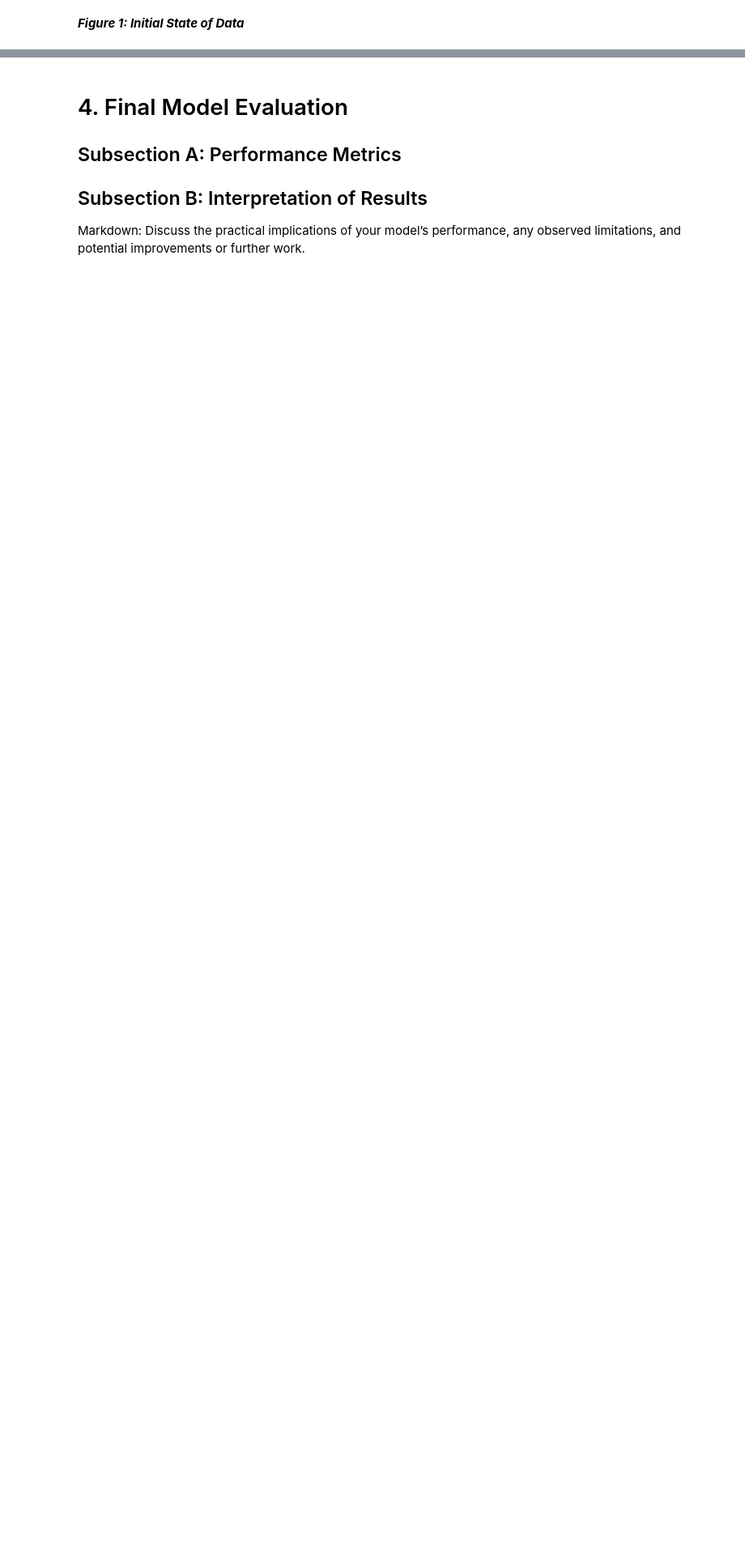
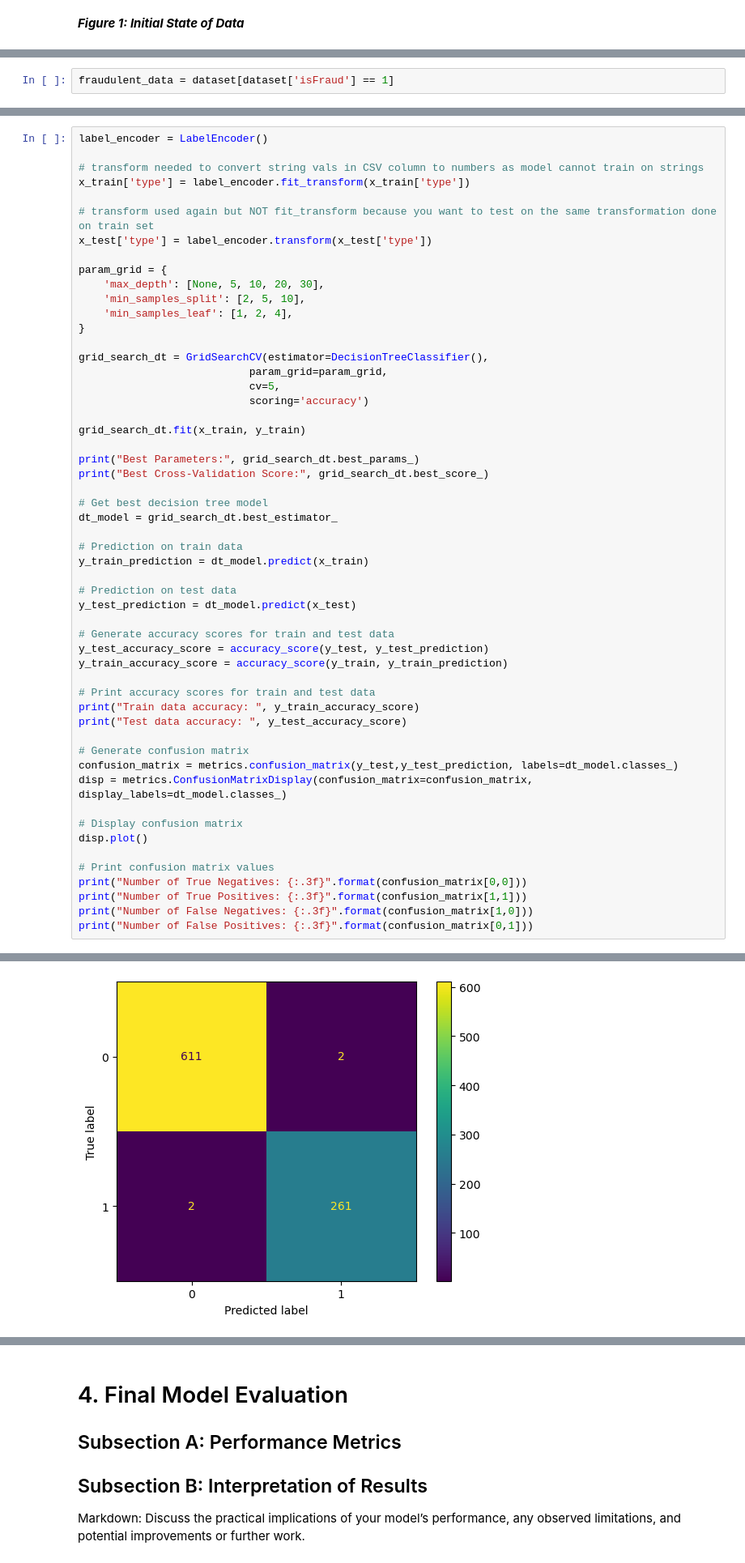
Before and after one commit to andrewa1270/ml-fraud-detector, a Jupyter notebook: project_final_draft.ipynb, the cells around one changed output, grey strips where cells are left out. Shown at 81% size. Saved outputs shown, nothing was run; the diff lists cells and outputs as text; blank space fills up the shorter version.

```diff
--- a/project_final_draft.ipynb
+++ b/project_final_draft.ipynb
@@ -122,0 +136,2 @@ proportionate_dataset = proportionate_dataset.sample(frac=1, random_state=42).re
+# %%
+fraudulent_data = dataset[dataset['isFraud'] == 1]
@@ -122,0 +203,55 @@ proportionate_dataset = proportionate_dataset.sample(frac=1, random_state=42).re
+# %%
+label_encoder = LabelEncoder()
+
+# transform needed to convert string vals in CSV column to numbers as model cannot train on strings
+x_train['type'] = label_encoder.fit_transform(x_train['type'])
+
+# transform used again but NOT fit_transform because you want to test on the same transformation done on train set
+x_test['type'] = label_encoder.transform(x_test['type'])
+
+param_grid = {
+    'max_depth': [None, 5, 10, 20, 30],
+    'min_samples_split': [2, 5, 10],
+    'min_samples_leaf': [1, 2, 4],
+}
+
+grid_search_dt = GridSearchCV(estimator=DecisionTreeClassifier(),
+                           param_grid=param_grid,
+                           cv=5,
+                           scoring='accuracy')
+
+grid_search_dt.fit(x_train, y_train)
+
+print("Best Parameters:", grid_search_dt.best_params_)
+print("Best Cross-Validation Score:", grid_search_dt.best_score_)
+
+# Get best decision tree model
+dt_model = grid_search_dt.best_estimator_
+
+# Prediction on train data
+y_train_prediction = dt_model.predict(x_train)
+
+# Prediction on test data
+y_test_prediction = dt_model.predict(x_test)
+
+# Generate accuracy scores for train and test data
+y_test_accuracy_score = accuracy_score(y_test, y_test_prediction)
+y_train_accuracy_score = accuracy_score(y_train, y_train_prediction)
+
+# Print accuracy scores for train and test data
+print("Train data accuracy: ", y_train_accuracy_score)
+print("Test data accuracy: ", y_test_accuracy_score)
+
+# Generate confusion matrix
+confusion_matrix = metrics.confusion_matrix(y_test,y_test_prediction, labels=dt_model.classes_)
+disp = metrics.ConfusionMatrixDisplay(confusion_matrix=confusion_matrix, display_labels=dt_model.classes_)
+
+# Display confusion matrix
+disp.plot()
+
+# Print confusion matrix values
+print("Number of True Negatives: {:.3f}".format(confusion_matrix[0,0]))
+print("Number of True Positives: {:.3f}".format(confusion_matrix[1,1]))
+print("Number of False Negatives: {:.3f}".format(confusion_matrix[1,0]))
+print("Number of False Positives: {:.3f}".format(confusion_matrix[0,1]))
+# %% [output]
@@ -123,3 +266,4 @@ proportionate_dataset = proportionate_dataset.sample(frac=1, random_state=42).re
+[figure, added]
 # %% [markdown]
 # 3. Model Selection and Baseline Model
 ## Subsection A: Baseline Model Setup
```
Also changed, not shown: parts of 12 cells of this notebook, 1 other file.
